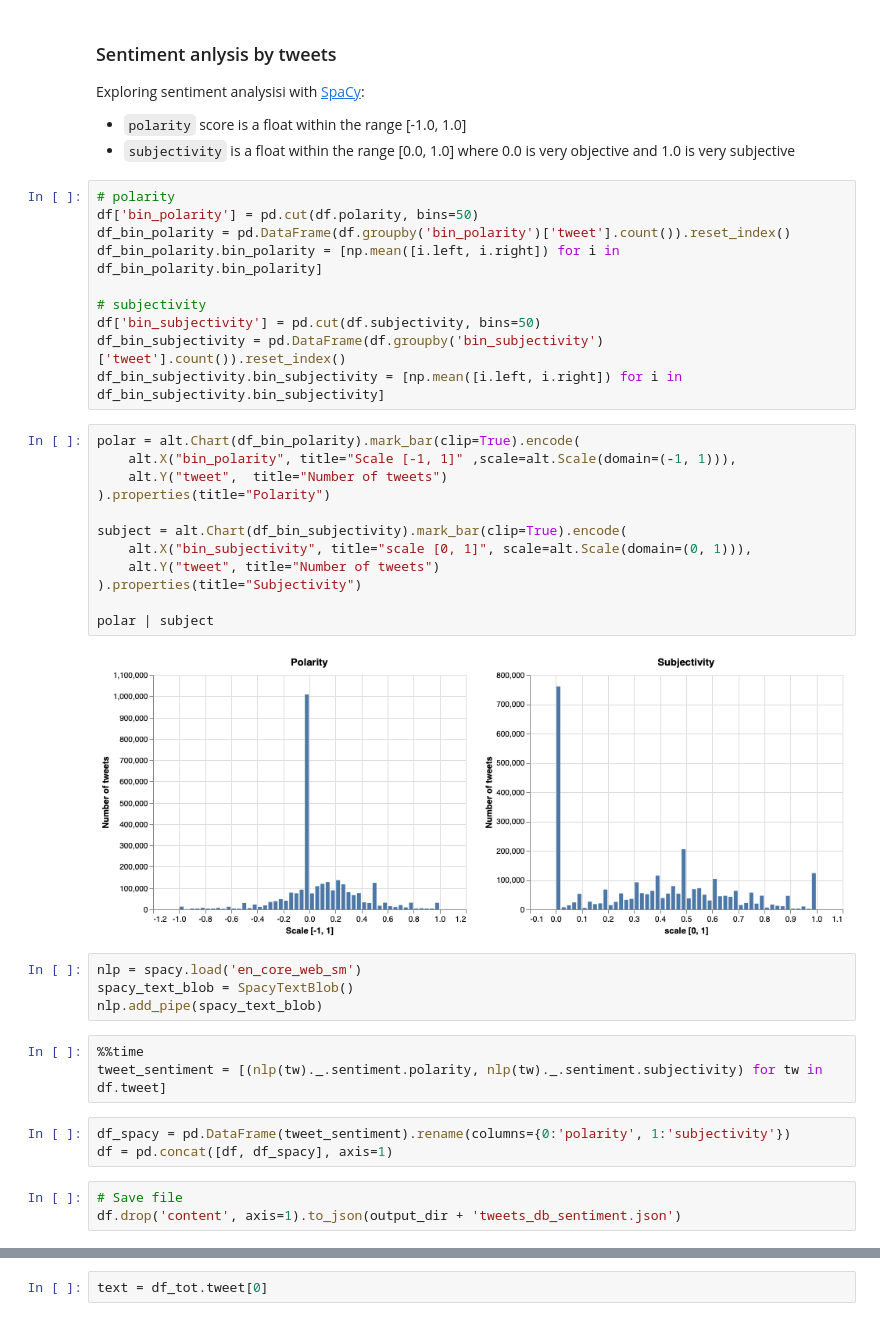
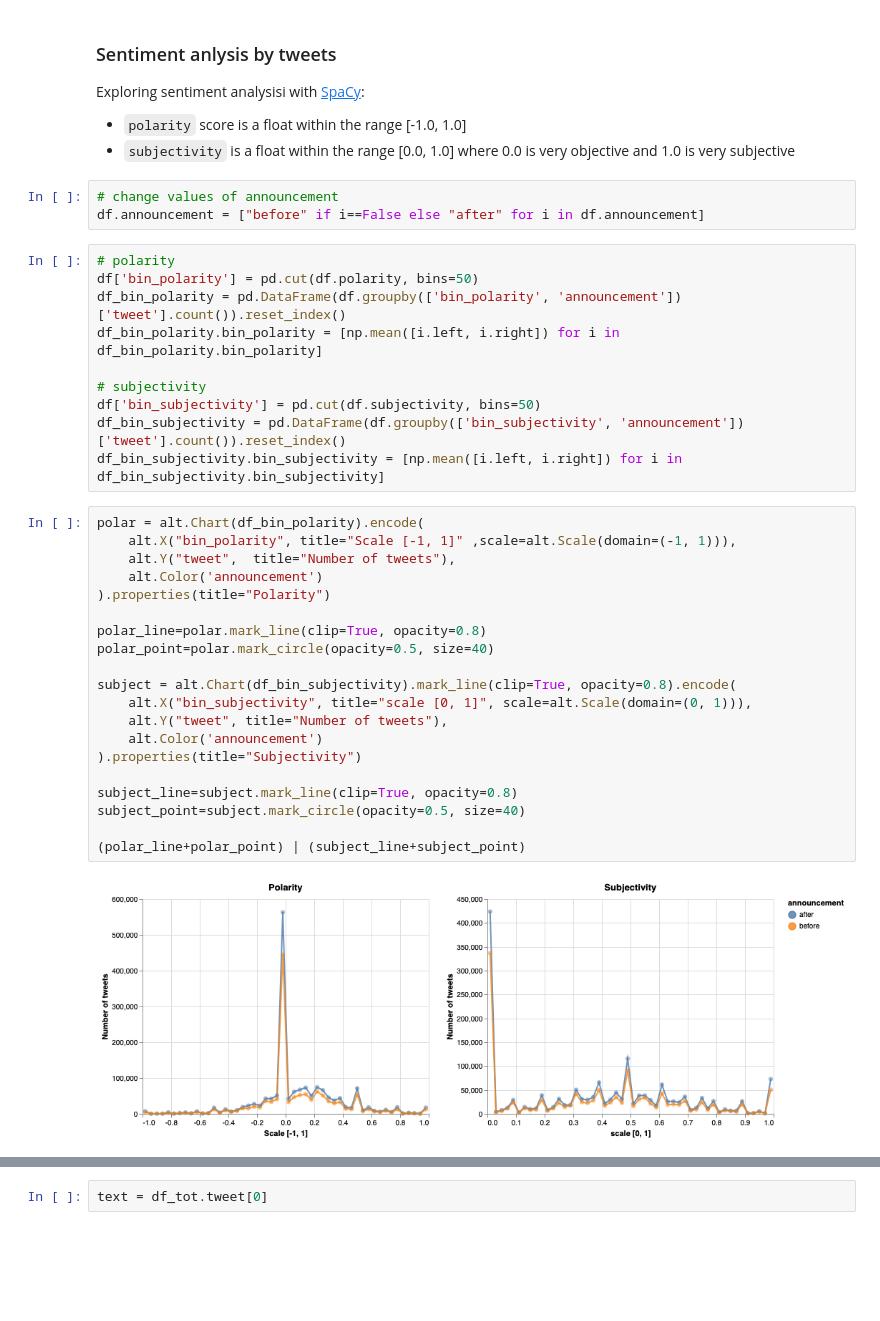
Before and after one commit to vcuspinera/Canada_response_covid, a Jupyter notebook: src/sentiment_analysis.ipynb, the cells around one changed output, grey strips where cells are left out. Cells and saved outputs as stored; diff of their text form; blank space fills up the shorter version.

```diff
--- a/src/sentiment_analysis.ipynb
+++ b/src/sentiment_analysis.ipynb
@@ -247,40 +250,38 @@ alt.concat(left, middle, right, spacing=5)
 Exploring sentiment analysisi with [SpaCy](https://spacy.io):
 - `polarity` score is a float within the range [-1.0, 1.0]
 - `subjectivity` is a float within the range [0.0, 1.0] where 0.0 is very objective and 1.0 is very subjective
+# %%
+# change values of announcement
+df.announcement = ["before" if i==False else "after" for i in df.announcement]
 # %%
 # polarity
 df['bin_polarity'] = pd.cut(df.polarity, bins=50)
-df_bin_polarity = pd.DataFrame(df.groupby('bin_polarity')['tweet'].count()).reset_index()
+df_bin_polarity = pd.DataFrame(df.groupby(['bin_polarity', 'announcement'])['tweet'].count()).reset_index()
 df_bin_polarity.bin_polarity = [np.mean([i.left, i.right]) for i in df_bin_polarity.bin_polarity]
 
 # subjectivity
 df['bin_subjectivity'] = pd.cut(df.subjectivity, bins=50)
-df_bin_subjectivity = pd.DataFrame(df.groupby('bin_subjectivity')['tweet'].count()).reset_index()
+df_bin_subjectivity = pd.DataFrame(df.groupby(['bin_subjectivity', 'announcement'])['tweet'].count()).reset_index()
 df_bin_subjectivity.bin_subjectivity = [np.mean([i.left, i.right]) for i in df_bin_subjectivity.bin_subjectivity]
 # %%
-polar = alt.Chart(df_bin_polarity).mark_bar(clip=True).encode(
+polar = alt.Chart(df_bin_polarity).encode(
     alt.X("bin_polarity", title="Scale [-1, 1]" ,scale=alt.Scale(domain=(-1, 1))),
-    alt.Y("tweet",  title="Number of tweets")
+    alt.Y("tweet",  title="Number of tweets"),
+    alt.Color('announcement')
 ).properties(title="Polarity")
 
-subject = alt.Chart(df_bin_subjectivity).mark_bar(clip=True).encode(
+polar_line=polar.mark_line(clip=True, opacity=0.8)
+polar_point=polar.mark_circle(opacity=0.5, size=40)
+
+subject = alt.Chart(df_bin_subjectivity).mark_line(clip=True, opacity=0.8).encode(
     alt.X("bin_subjectivity", title="scale [0, 1]", scale=alt.Scale(domain=(0, 1))),
-    alt.Y("tweet", title="Number of tweets")
+    alt.Y("tweet", title="Number of tweets"),
+    alt.Color('announcement')
 ).properties(title="Subjectivity")
 
-polar | subject
+subject_line=subject.mark_line(clip=True, opacity=0.8)
+subject_point=subject.mark_circle(opacity=0.5, size=40)
+
+(polar_line+polar_point) | (subject_line+subject_point)
 # %% [output]
-[figure, old version]
+[figure, new version]
-# %%
-nlp = spacy.load('en_core_web_sm')
-spacy_text_blob = SpacyTextBlob()
-nlp.add_pipe(spacy_text_blob)
-# %%
-%%time
-tweet_sentiment = [(nlp(tw)._.sentiment.polarity, nlp(tw)._.sentiment.subjectivity) for tw in df.tweet]
-# %%
-df_spacy = pd.DataFrame(tweet_sentiment).rename(columns={0:'polarity', 1:'subjectivity'})
-df = pd.concat([df, df_spacy], axis=1)
-# %%
-# Save file
-df.drop('content', axis=1).to_json(output_dir + 'tweets_db_sentiment.json')
```
Also changed, not shown: parts of 10 cells of this notebook.
